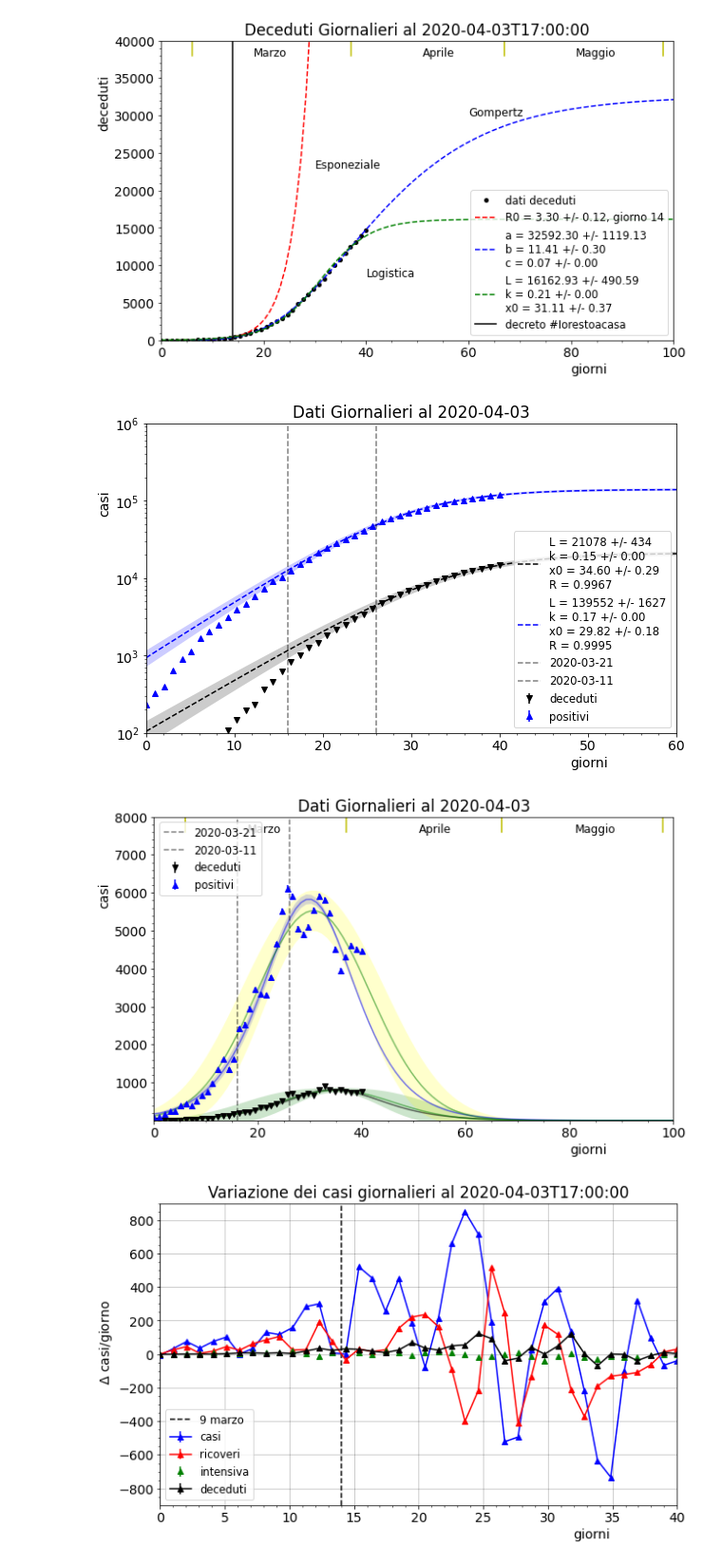
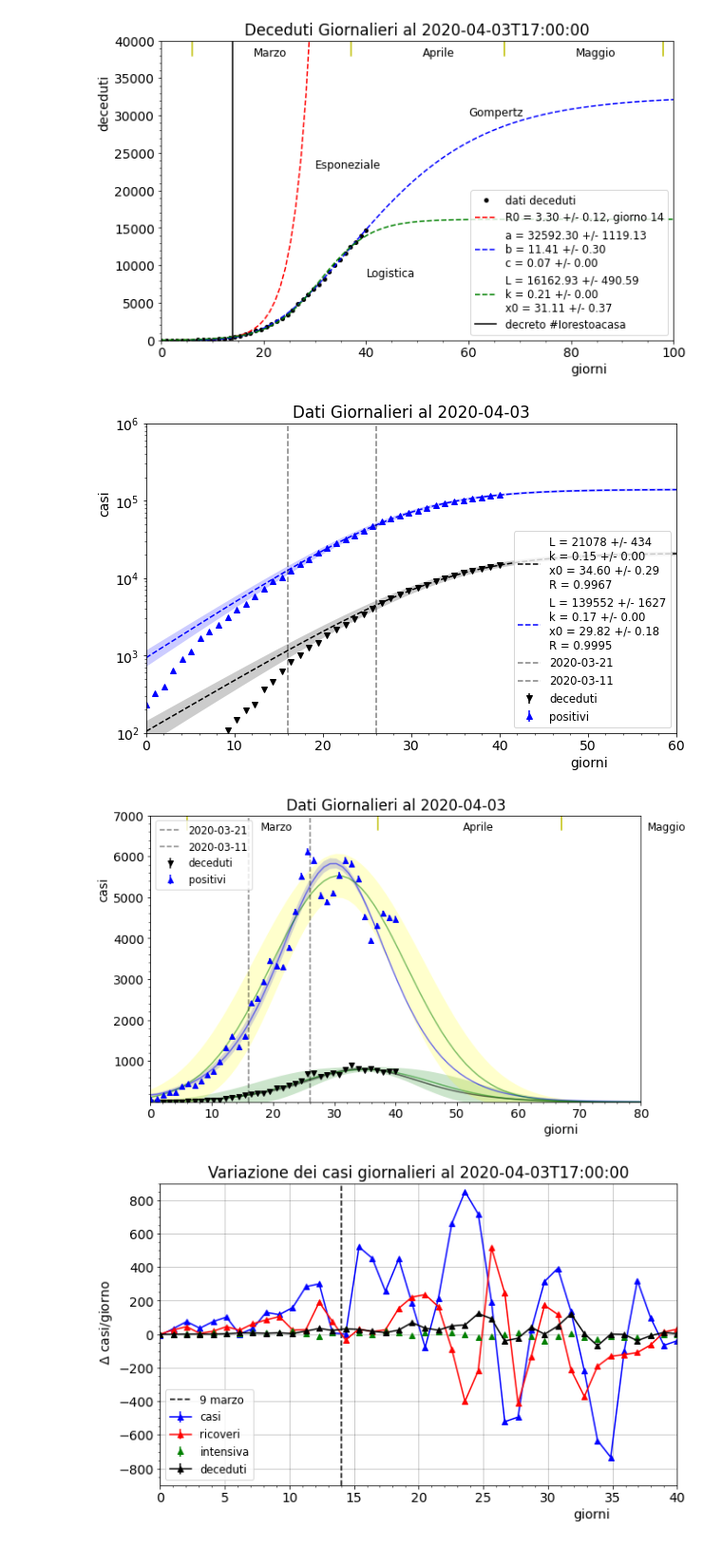
Before and after one commit to lorenzopaolucci/studenti, a Jupyter notebook: covid19.ipynb, the cells around one changed output. Shown at 95% size. Saved outputs shown, nothing was run; the diff lists cells and outputs as text; code cells hidden in the pictures.

```diff
--- a/covid19.ipynb
+++ b/covid19.ipynb
@@ -387,36 +387,36 @@ ax.fill_between(x, yl, yp, facecolor='blue', alpha=0.2)
 y = Gauss3(x, *popt_g_ic)
 yp = Gauss3(x, *popt_g_ic) + 3*fitErr3(Gauss3, x, popt_g_ic, pcov_g_ic)
 yl = Gauss3(x, *popt_g_ic) - 3*fitErr3(Gauss3, x, popt_g_ic, pcov_g_ic)
 ax.plot(x, y, 'g-', alpha=0.5)
 ax.fill_between(x, yl, yp, facecolor='yellow', alpha=0.2)
 
 
 
-ymax = 8000
+ymax = 7000
 yptxt = ymax - ymax*0.05
 ax.set_ylim(1,ymax)
-ax.set_xlim(0,100)
+ax.set_xlim(0,80)
 ax.plot([6,6], [yptxt,ymax], 'y-')
 ax.plot([6+31,6+31], [yptxt,ymax], 'y-')
 ax.plot([6+31+30,6+31+30], [yptxt,ymax], 'y-')
 ax.plot([6+31+30+31,6+31+30+31], [yptxt,ymax], 'y-')
 ax.text(6+12, yptxt, 'Marzo', fontsize=12)
 ax.text(6+45, yptxt, 'Aprile', fontsize=12)
 ax.text(6+75, yptxt, 'Maggio', fontsize=12)
 ax.axvline(fit_cut_l, color='black', linestyle='--', label='{:s}'.format(df.iloc[fit_cut_l, 0][0:10]), alpha=0.5)
 ax.axvline(fit_cut_lc, color='black', linestyle='--', label='{:s}'.format(df.iloc[fit_cut_lc, 0][0:10]), alpha=0.5)
 
 ax.set_title('Dati Giornalieri al '+str(np.array(df['data'])[-1])[0:10])
 ax.set_xlabel('giorni', horizontalalignment = 'left', x=0.8)
 ax.set_ylabel('casi', horizontalalignment = 'left', y=0.7)
 # ax.set_yscale('log')
 plt.minorticks_on()
 plt.legend(loc=2, prop={'size':'small'})
 plt.show()
 save_popt_l_i=popt_l_i
 # %% [output]
 [figure]
-[figure, old version]
+[figure, new version]
 # %%
 T_days =  len(df)
 #from scipy.interpolate import spline
```
